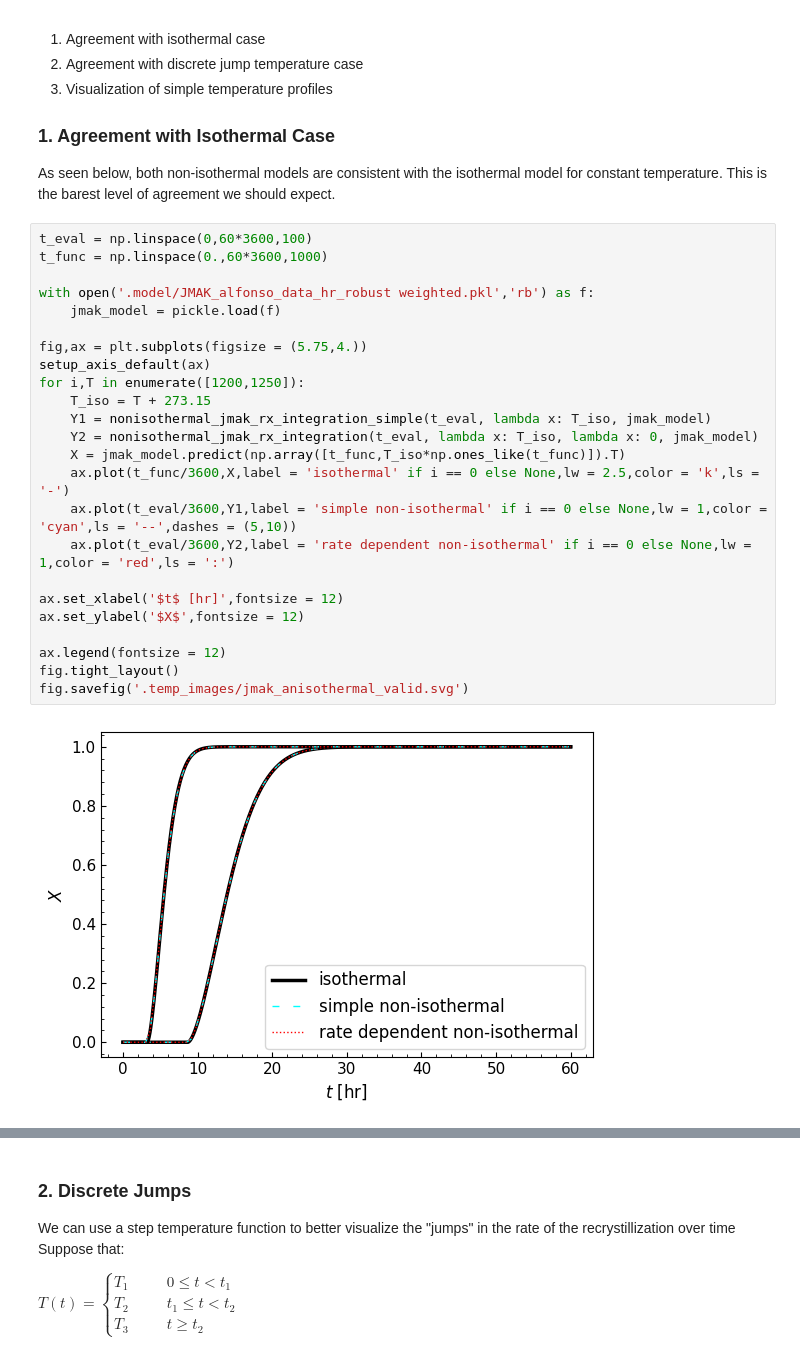
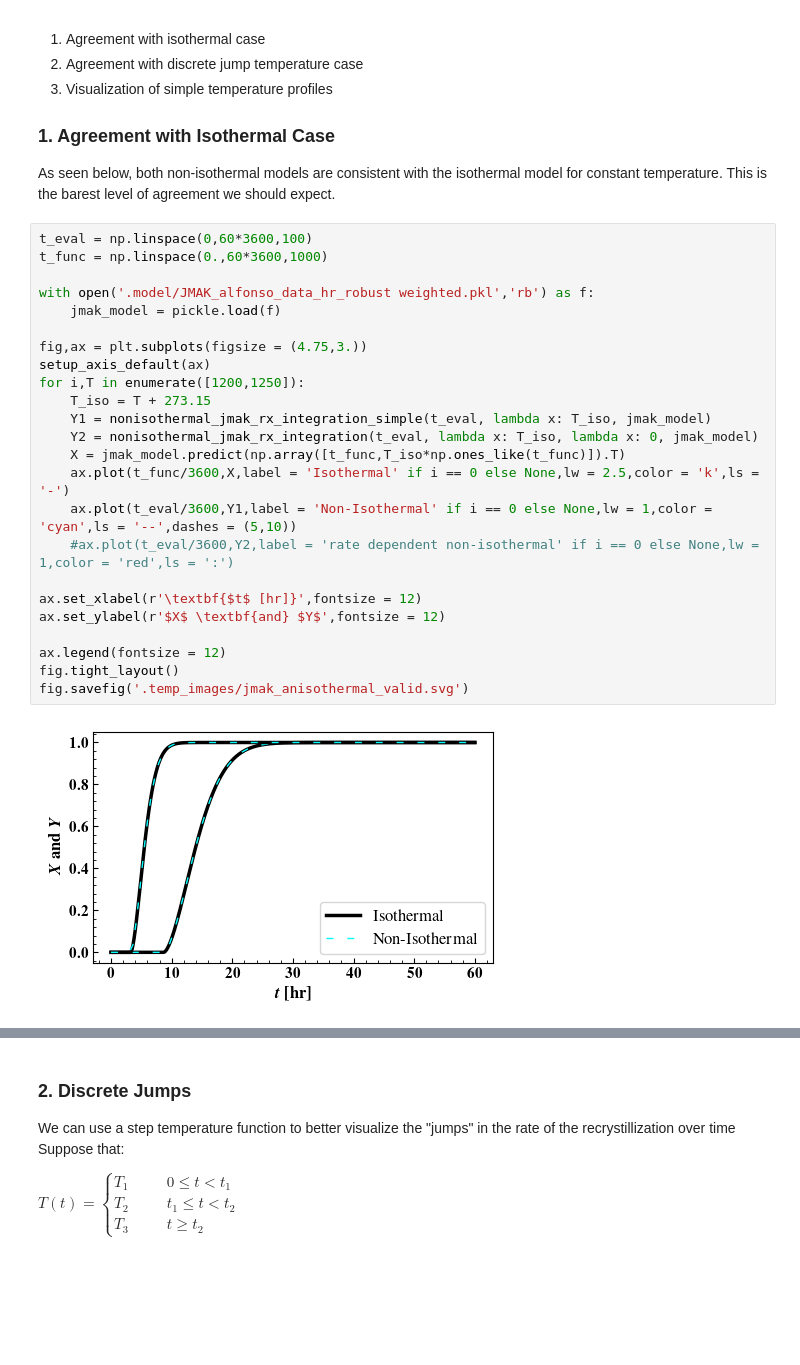
Before and after one commit to ml-ME-gatech/modeling_tungsten, a Jupyter notebook: recrystallization/non-isothermal_rx.ipynb, the cells around one changed output, grey strips where cells are left out. Cells and saved outputs as stored; diff of their text form; blank space fills up the shorter version.

```diff
--- a/recrystallization/non-isothermal_rx.ipynb
+++ b/recrystallization/non-isothermal_rx.ipynb
@@ -240,26 +327,26 @@ As seen below, both non-isothermal models are consistent with the isothermal mod
 # %%
 t_eval = np.linspace(0,60*3600,100)
 t_func = np.linspace(0.,60*3600,1000)
 
 with open('.model/JMAK_alfonso_data_hr_robust weighted.pkl','rb') as f:
     jmak_model = pickle.load(f)
 
-fig,ax = plt.subplots(figsize = (5.75,4.))
+fig,ax = plt.subplots(figsize = (4.75,3.))
 setup_axis_default(ax)
 for i,T in enumerate([1200,1250]):
     T_iso = T + 273.15
     Y1 = nonisothermal_jmak_rx_integration_simple(t_eval, lambda x: T_iso, jmak_model)
     Y2 = nonisothermal_jmak_rx_integration(t_eval, lambda x: T_iso, lambda x: 0, jmak_model)
     X = jmak_model.predict(np.array([t_func,T_iso*np.ones_like(t_func)]).T)
-    ax.plot(t_func/3600,X,label = 'isothermal' if i == 0 else None,lw = 2.5,color = 'k',ls = '-')
-    ax.plot(t_eval/3600,Y1,label = 'simple non-isothermal' if i == 0 else None,lw = 1,color = 'cyan',ls = '--',dashes = (5,10))
-    ax.plot(t_eval/3600,Y2,label = 'rate dependent non-isothermal' if i == 0 else None,lw = 1,color = 'red',ls = ':')
+    ax.plot(t_func/3600,X,label = 'Isothermal' if i == 0 else None,lw = 2.5,color = 'k',ls = '-')
+    ax.plot(t_eval/3600,Y1,label = 'Non-Isothermal' if i == 0 else None,lw = 1,color = 'cyan',ls = '--',dashes = (5,10))
+    #ax.plot(t_eval/3600,Y2,label = 'rate dependent non-isothermal' if i == 0 else None,lw = 1,color = 'red',ls = ':')
 
-ax.set_xlabel('$t$ [hr]',fontsize = 12)
-ax.set_ylabel('$X$',fontsize = 12)
+ax.set_xlabel(r'\textbf{$t$ [hr]}',fontsize = 12)
+ax.set_ylabel(r'$X$ \textbf{and} $Y$',fontsize = 12)
 
 ax.legend(fontsize = 12)
 fig.tight_layout()
 fig.savefig('.temp_images/jmak_anisothermal_valid.svg')
 # %% [output]
-[figure, old version]
+[figure, new version]
```
Also changed, not shown: parts of 14 cells of this notebook, 17 other files.
